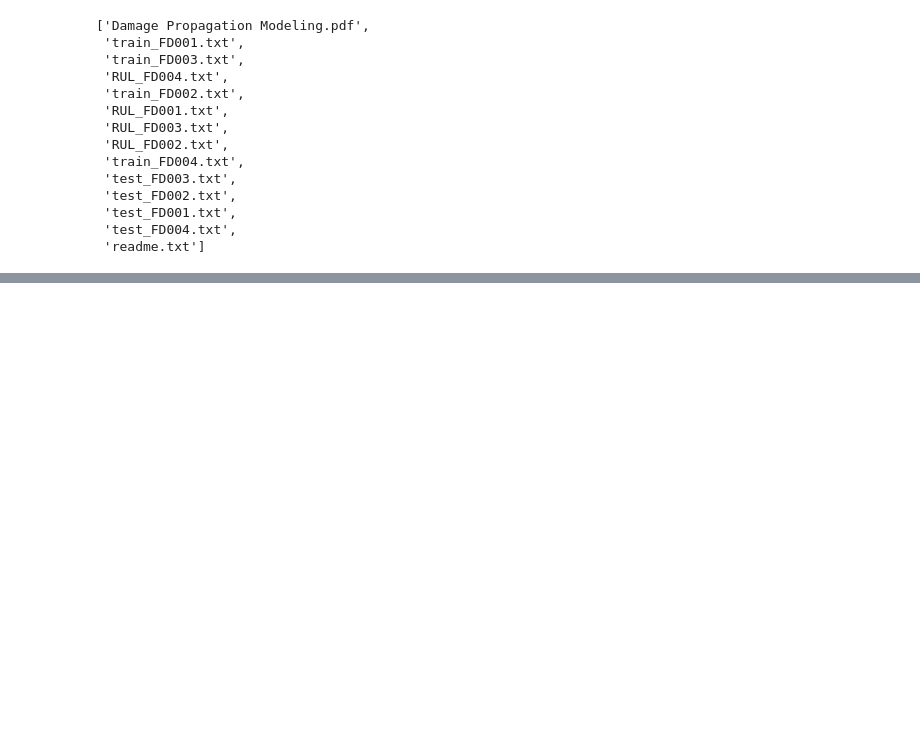
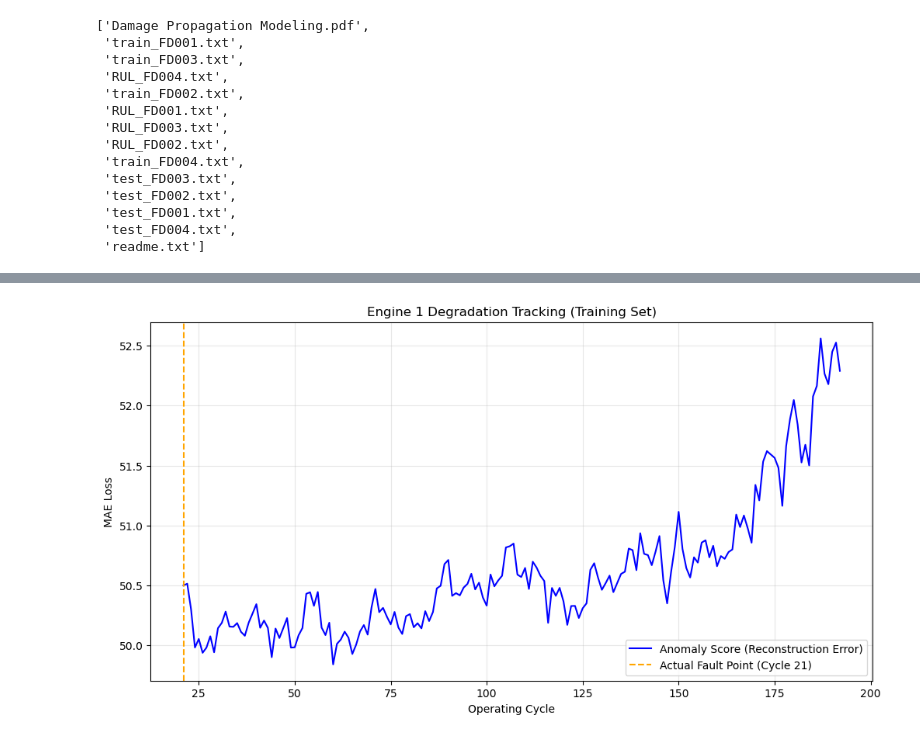
Before and after one commit to RandomKiddo/HackAI2026, a Jupyter notebook: autoencoder.ipynb, the cells around one changed output, grey strips where cells are left out. Saved outputs shown, nothing was run; the diff lists cells and outputs as text; code cells hidden in the pictures; blank space fills up the shorter version.

```diff
--- a/autoencoder.ipynb
+++ b/autoencoder.ipynb
@@ -85,0 +172,18 @@ autoencoder = Autoencoder(latent_dim)
+# %%
+# Filter for purely healthy sequences to train the Autoencoder
+HEALTHY_RUL_THRESHOLD = 30
+healthy_idx = ruls_train > HEALTHY_RUL_THRESHOLD
+X_train_healthy = X_train_full[healthy_idx]
+X_train_healthy = X_train_full
+# %%
+model = models.Sequential([
+    layers.Input(shape=(WINDOW_SIZE, len(relevant_sensors))),
+    layers.LSTM(32, activation='relu', return_sequences=False),
+    layers.RepeatVector(WINDOW_SIZE),
+    layers.LSTM(32, activation='relu', return_sequences=True),
+    layers.TimeDistributed(layers.Dense(len(relevant_sensors)))
+])
+# %%
+model.compile(optimizer='adam', loss='mae')
+print(f"Training on {len(X_train_healthy)} sequences...")
+model.fit(X_train_healthy, X_train_healthy, epochs=15, batch_size=64, validation_split=0.0, verbose=1)
@@ -85,0 +209,25 @@ autoencoder = Autoencoder(latent_dim)
+# %%
+# Visualize results (from Nish)
+df = df_train
+unit_id = 1
+unit_mask = df_train['Unit'] == unit_id
+X_unit, cycles_unit, ruls_unit = gen_sequences_and_labels(df[unit_mask], WINDOW_SIZE)
+
+unit_preds = model.predict(X_unit)
+unit_mae = np.mean(np.abs(unit_preds - X_unit), axis=(1, 2))
+
+# Find the exact cycle where RUL hits our 125 threshold
+fault_cycle = cycles_unit[ruls_unit <= HEALTHY_RUL_THRESHOLD][0] if any(ruls_unit <= HEALTHY_RUL_THRESHOLD) else cycles_unit[-1]
+
+plt.figure(figsize=(12, 6))
+plt.plot(cycles_unit, unit_mae, label='Anomaly Score (Reconstruction Error)', color='blue')
+# plt.axhline(y=smart_threshold, color='red', linestyle='-', label=f'Smart Threshold ({smart_threshold:.4f})')
+plt.axvline(x=fault_cycle, color='orange', linestyle='--', label=f'Actual Fault Point (Cycle {fault_cycle})')
+
+plt.title(f'Engine {unit_id} Degradation Tracking (Training Set)')
+plt.xlabel('Operating Cycle')
+plt.ylabel('MAE Loss')
+plt.legend()
+plt.grid(True, alpha=0.3)
+plt.show(block=False) # Prevent visualization from freezing the script before testing
+# %% [output]
@@ -85,0 +235 @@ autoencoder = Autoencoder(latent_dim)
+[figure, added]
```
Also changed, not shown: parts of 11 cells of this notebook, 10 other files.
